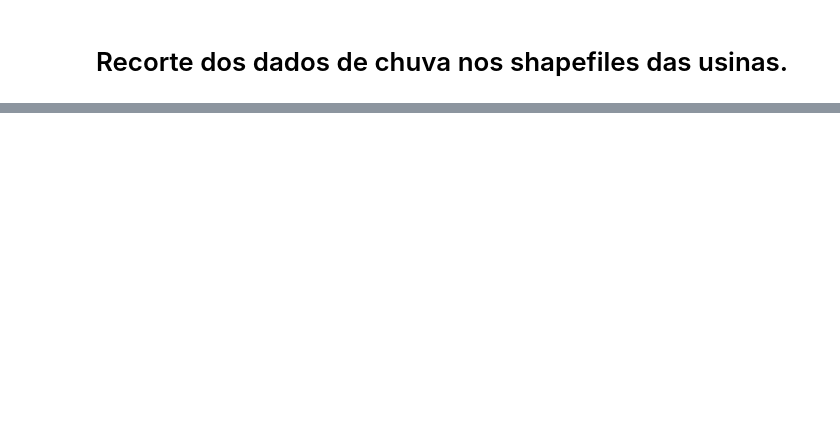
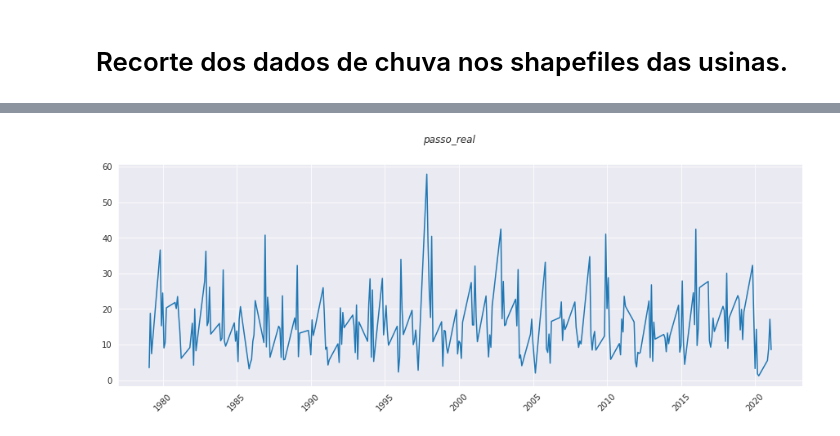
Before and after one commit to g-almeida/Climatology, a Jupyter notebook: Mod/UsinCut.ipynb, the cells around one changed output, grey strips where cells are left out. Saved outputs shown, nothing was run; the diff lists cells and outputs as text; code cells hidden in the pictures; blank space fills up the shorter version.

```diff
--- a/Mod/UsinCut.ipynb
+++ b/Mod/UsinCut.ipynb
@@ -82,0 +119,4 @@ figura('/mnt/d/_Gabriel/Estudo/UFF/Bloqueios_Atmosfericos/shapes/shapes_smap/MOD
+# %%
+figura(us_list[2])
+# %% [output]
+[figure, added]
```
Also changed, not shown: parts of 45 cells of this notebook, 26 other files.
